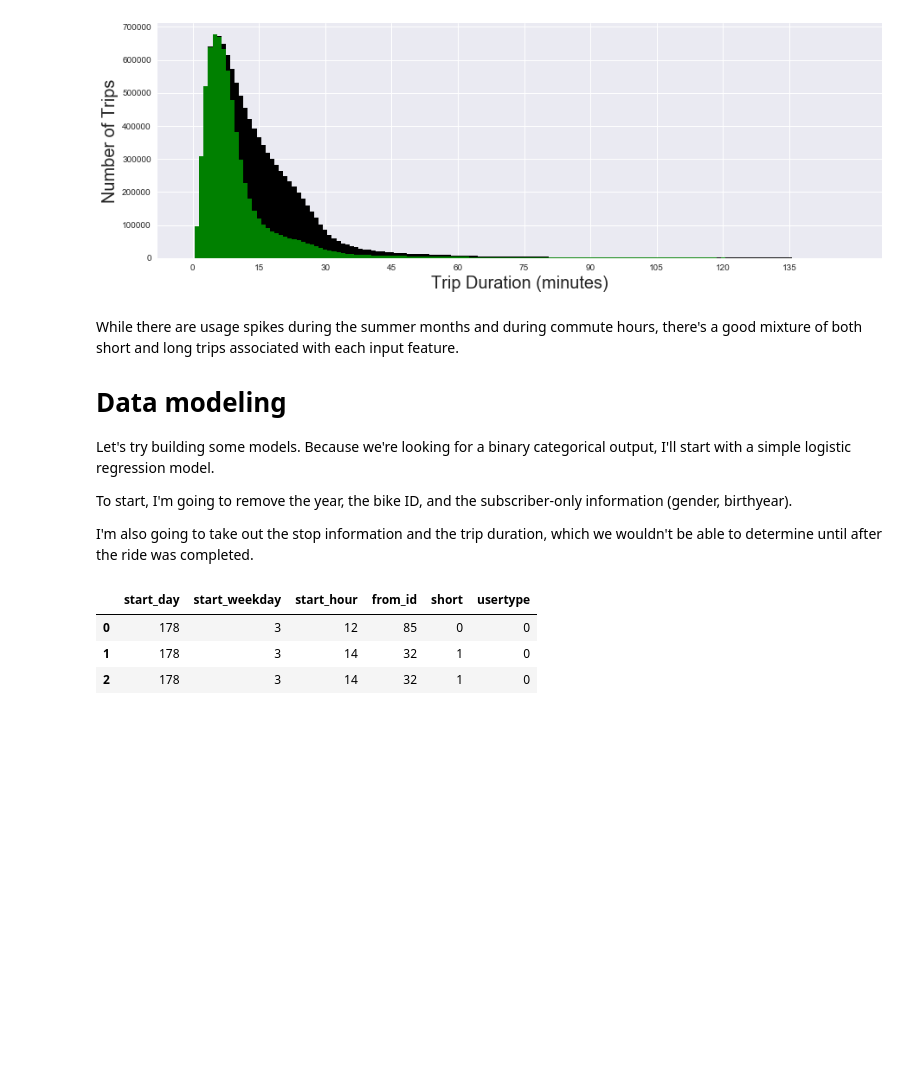
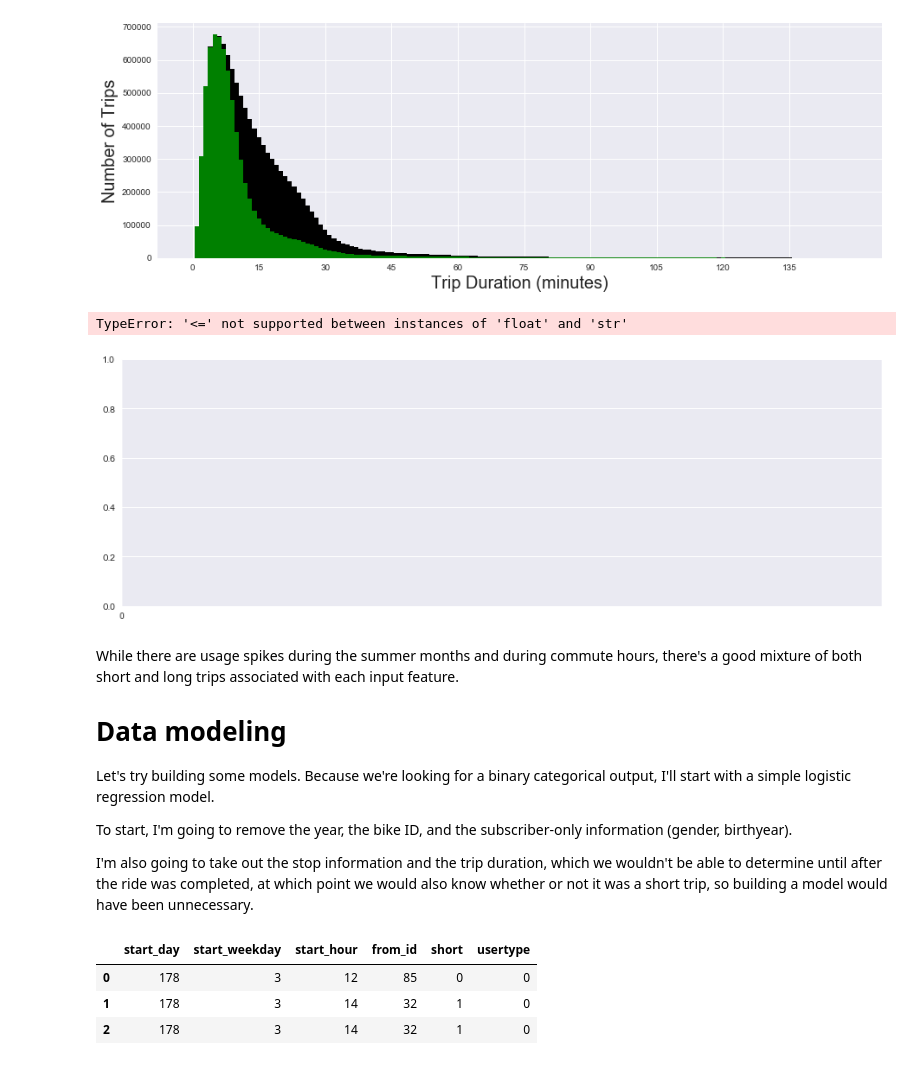
Before and after one commit to AlanAu/data-challenges, a Jupyter notebook: Alan Au - Divvy.ipynb, the cells around one changed output. Drawn from its saved outputs; the diff is of its cells as text; code cells hidden in the pictures; blank space fills up the shorter version.

```diff
--- a/Alan Au - Divvy.ipynb
+++ b/Alan Au - Divvy.ipynb
@@ -490,6 +502,23 @@ plt.xlabel('Trip Duration (minutes)', fontsize = '20');
 plt.ylabel('Number of Trips', fontsize = '20');
 # %% [output]
 [figure]
+# %%
+#Histogram of trips by gender
+
+plt.rcParams["figure.figsize"] = [15,5] #resize the plot for easy display
+
+#sns.distplot(df['gender'], kde=False) #seaborn version
+
+plt.figure().add_subplot(111).set_xticks(range(0,2,15))
+
+plt.hist(df['gender'], bins = np.arange(0,2)-0.5, rwidth = 1.0, color = 'k');
+plt.hist(short_df['gender'], bins = np.arange(0,2)-0.5, rwidth = 1.0, color = 'g');
+
+plt.xlabel('Subscriber self-reported gender', fontsize = '20');
+plt.ylabel('Number of Trips', fontsize = '20');
+# %% [output]
+TypeError: '<=' not supported between instances of 'float' and 'str'
+[figure, added]
 # %% [markdown]
 While there are usage spikes during the summer months and during commute hours, there's a good mixture of both short and long trips associated with each input feature.
 
@@ -500,7 +529,7 @@ Let's try building some models. Because we're looking for a binary categorical o
 
 To start, I'm going to remove the year, the bike ID, and the subscriber-only information (gender, birthyear).
 
-I'm also going to take out the stop information and the trip duration, which we wouldn't be able to determine until after the ride was completed.
+I'm also going to take out the stop information and the trip duration, which we wouldn't be able to determine until after the ride was completed, at which point we would also know whether or not it was a short trip, so building a model would have been unnecessary.
 # %%
 model_df = df.drop(['year','stop_day','stop_weekday','stop_hour','bike','duration','minutes','to_id','distance','gender','birthyear'],axis=1)
 
```
Also changed, not shown: parts of 20 cells of this notebook.
